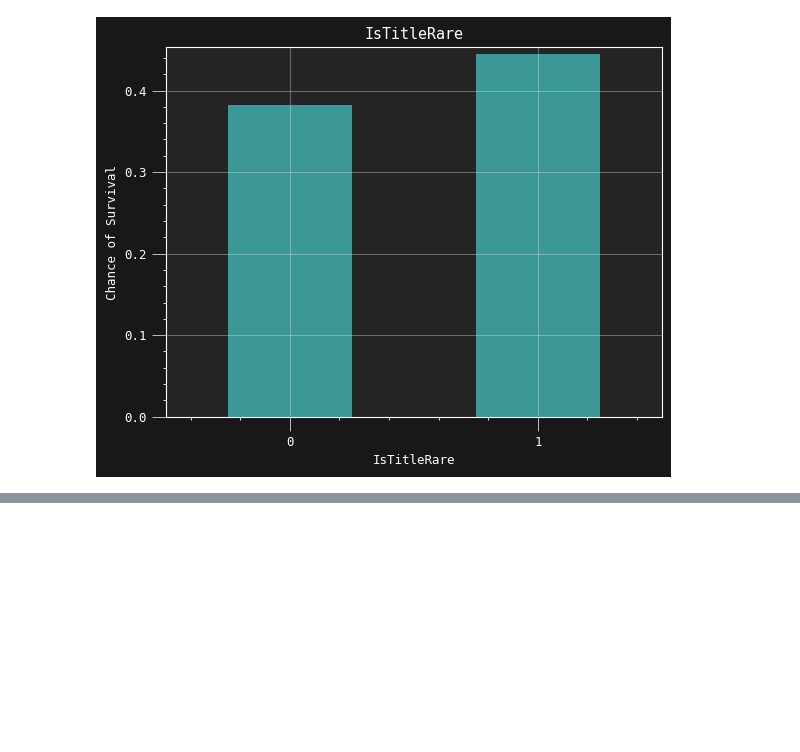
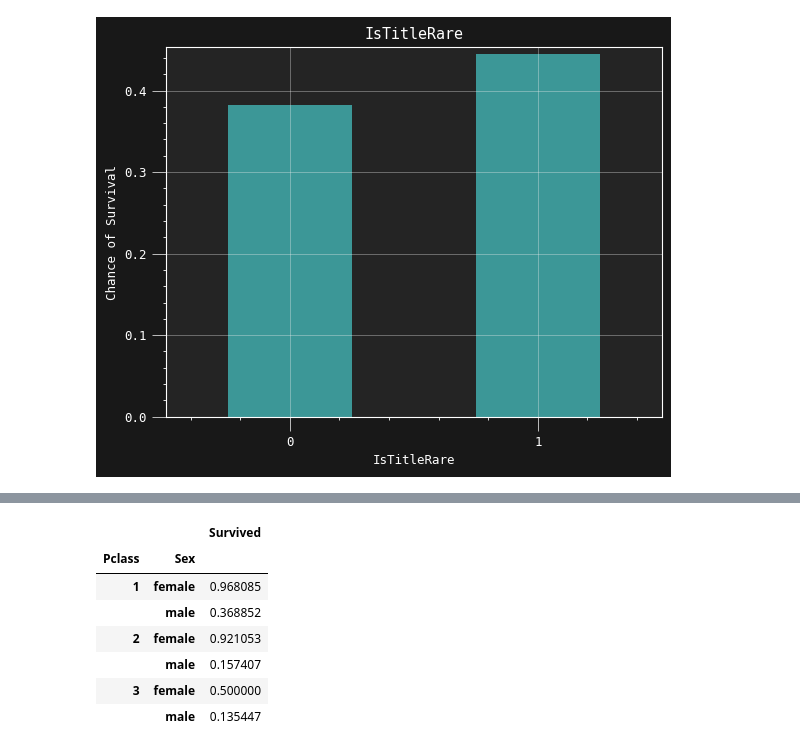
Before and after one commit to Homanloo/Titanic-Survival, a Jupyter notebook: Data_analysis.ipynb, the cells around one changed output, grey strips where cells are left out. Cells and saved outputs as stored; diff of their text form; code cells hidden in the pictures; blank space fills up the shorter version.

```diff
--- a/Data_analysis.ipynb
+++ b/Data_analysis.ipynb
@@ -321,0 +354,12 @@ group_plot(df, "IsTitleRare", "bar")
+# %%
+grouped_pclass_sex_survived = pd.DataFrame(df.groupby(['Pclass', 'Sex'])['Survived'].mean())
+grouped_pclass_sex_survived
+# %% [output]
+|  |  | Survived |
+| Pclass | Sex |  |
+| 1 | female | 0.968085 |
+|  | male | 0.368852 |
+| 2 | female | 0.921053 |
+|  | male | 0.157407 |
+| 3 | female | 0.500000 |
+|  | male | 0.135447 |
```
Also changed, not shown: parts of 4 cells of this notebook, 6 other files.
